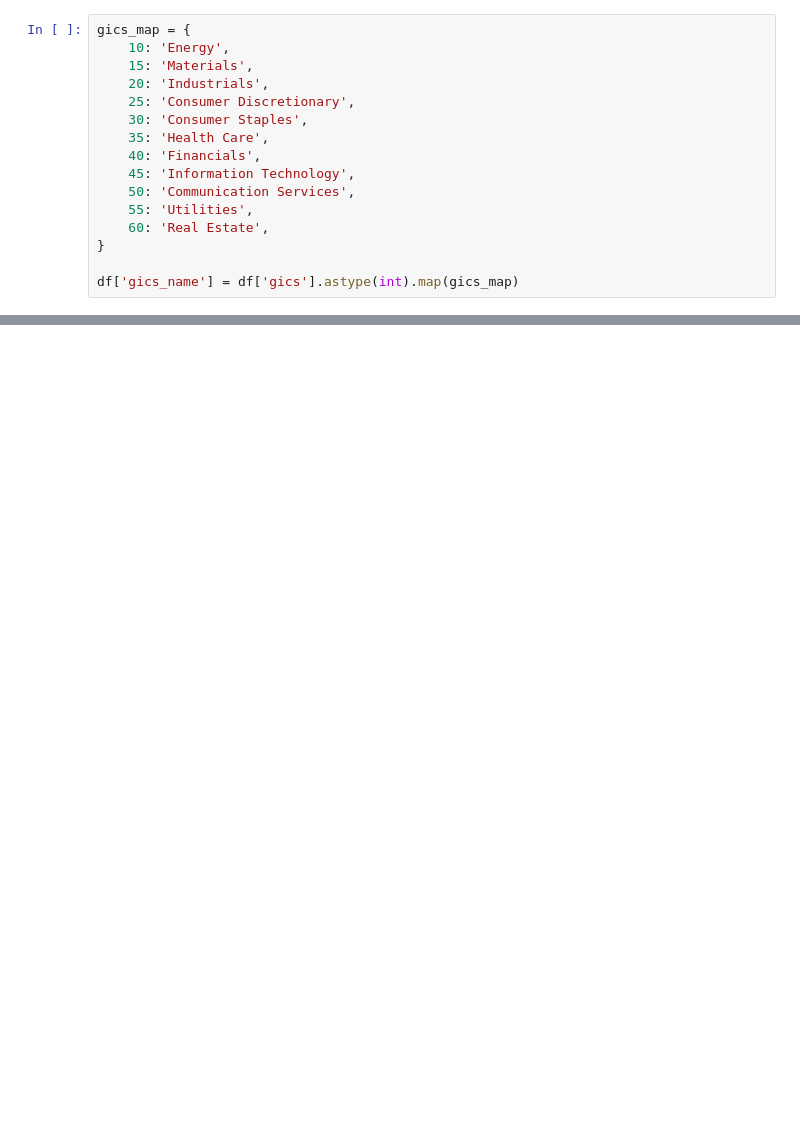
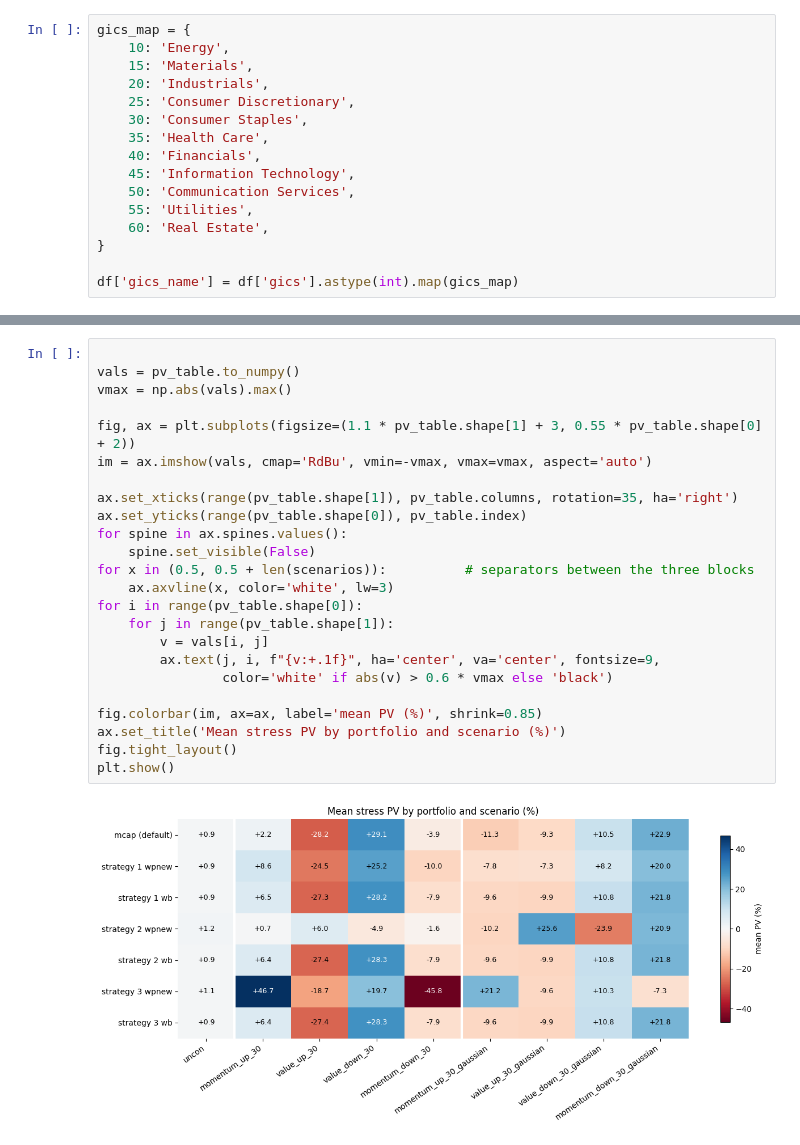
Before and after one commit to yryMax/TailEnhancedFinDiff, a Jupyter notebook: gics.ipynb, the cells around one changed output, grey strips where cells are left out. Cells and saved outputs as stored; diff of their text form; blank space fills up the shorter version.

```diff
--- a/gics.ipynb
+++ b/gics.ipynb
@@ -76 +150,27 @@ momentum-down-30   mean PV -3.33%
+# %%
+
+vals = pv_table.to_numpy()
+vmax = np.abs(vals).max()
+
+fig, ax = plt.subplots(figsize=(1.1 * pv_table.shape[1] + 3, 0.55 * pv_table.shape[0] + 2))
+im = ax.imshow(vals, cmap='RdBu', vmin=-vmax, vmax=vmax, aspect='auto')
+
+ax.set_xticks(range(pv_table.shape[1]), pv_table.columns, rotation=35, ha='right')
+ax.set_yticks(range(pv_table.shape[0]), pv_table.index)
+for spine in ax.spines.values():
+    spine.set_visible(False)
+for x in (0.5, 0.5 + len(scenarios)):          # separators between the three blocks
+    ax.axvline(x, color='white', lw=3)
+for i in range(pv_table.shape[0]):
+    for j in range(pv_table.shape[1]):
+        v = vals[i, j]
+        ax.text(j, i, f"{v:+.1f}", ha='center', va='center', fontsize=9,
+                color='white' if abs(v) > 0.6 * vmax else 'black')
+
+fig.colorbar(im, ax=ax, label='mean PV (%)', shrink=0.85)
+ax.set_title('Mean stress PV by portfolio and scenario (%)')
+fig.tight_layout()
+plt.show()
+# %% [output]
+[figure, added]
 # %%
```
Also changed, not shown: parts of 8 cells of this notebook, 2 other files.
